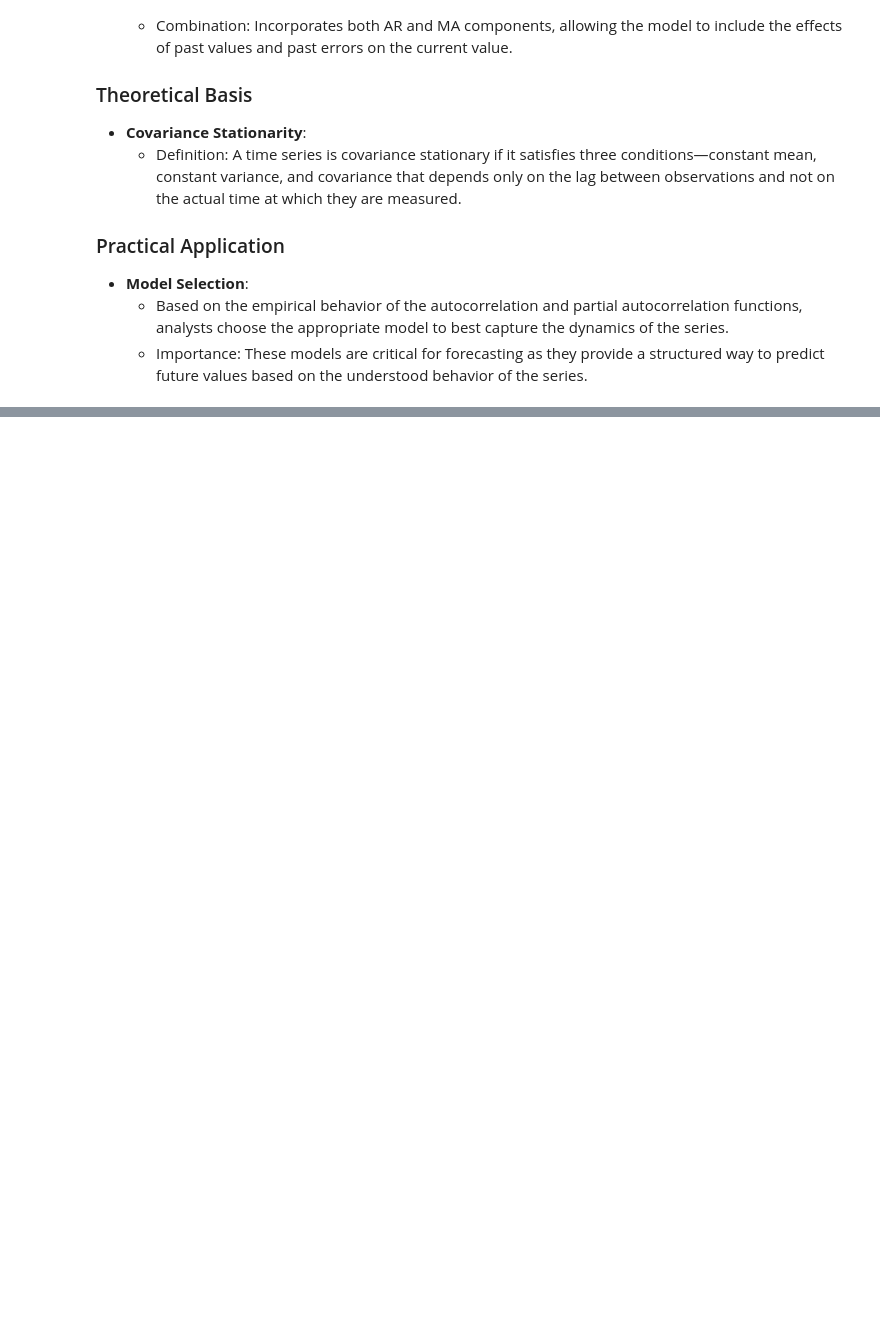
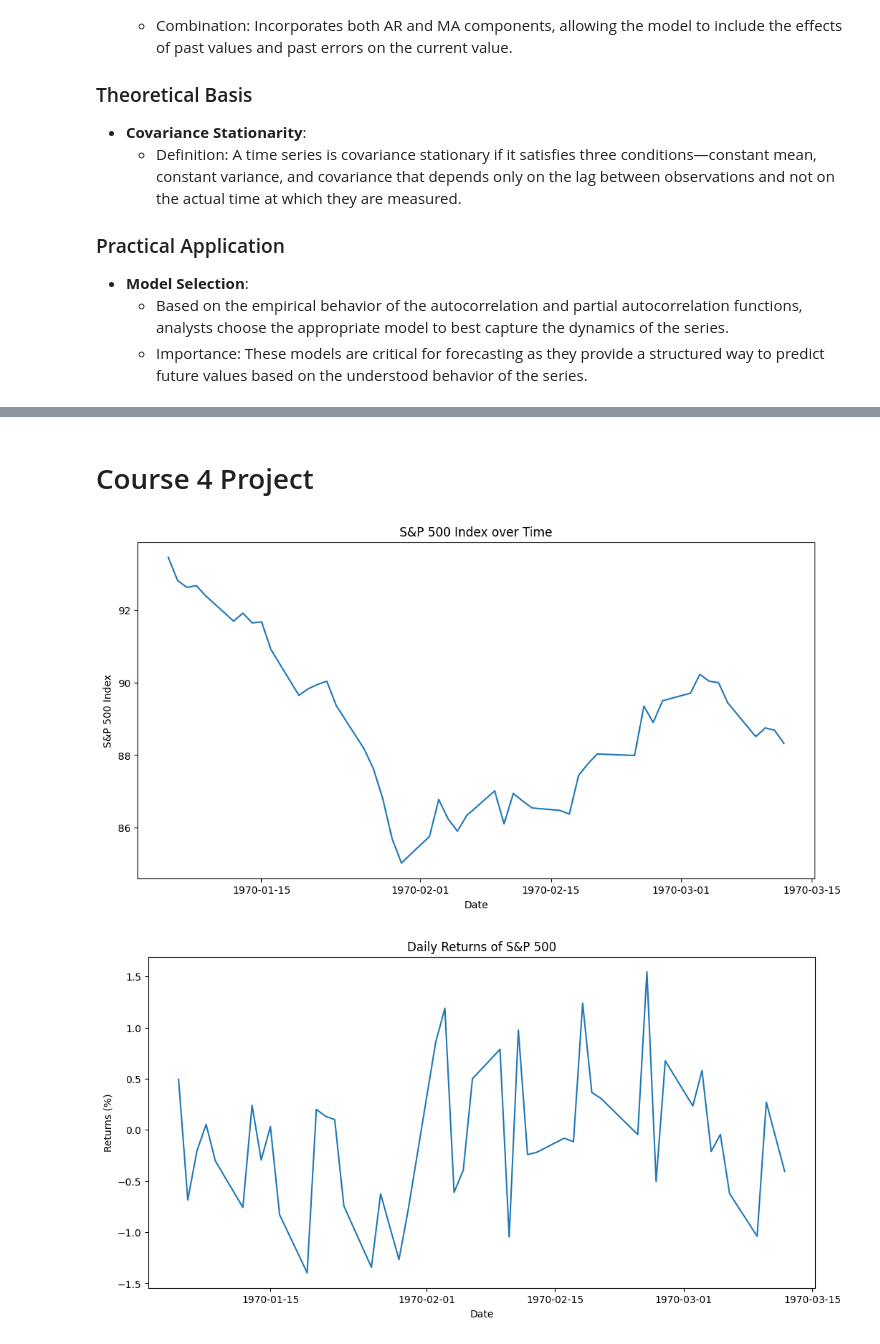
Before and after one commit to MTZun10/Course-Econometrics-for-Economics-and-Finance-Professionals, a Jupyter notebook: course4.ipynb, the cells around one changed output, grey strips where cells are left out. Cells and saved outputs as stored; diff of their text form; code cells hidden in the pictures; blank space fills up the shorter version.

Commit message:
updated course 4

```diff
--- a/course4.ipynb
+++ b/course4.ipynb
@@ -400,0 +957,79 @@ ACF Plot for AR2_US:
+# %% [markdown]
+# Course 4 Project
+# %%
+import pandas as pd
+import matplotlib.pyplot as plt
+from arch import arch_model
+from statsmodels.stats.diagnostic import het_arch
+
+# Load data
+data = pd.read_excel('data/course4.xlsx')
+data['date'] = pd.to_datetime(data['date'])
+data.set_index('date', inplace=True)
+
+# Calculate returns and clean data
+data['returns'] = data['sp500'].pct_change() * 100
+data.dropna(inplace=True)  # Remove rows with NaN values
+
+# Ensure no infinite values are present
+data = data.replace([np.inf, -np.inf], np.nan).dropna()
+
+# Plot the S&P 500 Index
+plt.figure(figsize=(12, 6))
+plt.plot(data['sp500'])
+plt.title('S&P 500 Index over Time')
+plt.xlabel('Date')
+plt.ylabel('S&P 500 Index')
+plt.show()
+
+# Plot returns
+plt.figure(figsize=(12, 6))
+plt.plot(data['returns'])
+plt.title('Daily Returns of S&P 500')
+plt.xlabel('Date')
+plt.ylabel('Returns (%)')
+plt.show()
+
+# Test for ARCH effects
+test_stat, p_value, _, _ = het_arch(data['returns'])
+print(f"Engle's ARCH Test: test statistic = {test_stat}, p-value = {p_value}")
+
+# Fit ARCH and GARCH models
+arch1 = arch_model(data['returns'], vol='Arch', p=1, q=0)
+res_arch1 = arch1.fit(disp='off')
+print("ARCH(1) Model Summary:")
+print(res_arch1.summary())
+
+arch2 = arch_model(data['returns'], vol='Arch', p=2, q=0)
+res_arch2 = arch2.fit(disp='off')
+print("ARCH(2) Model Summary:")
+print(res_arch2.summary())
+
+garch11 = arch_model(data['returns'], vol='Garch', p=1, q=1)
+res_garch11 = garch11.fit(disp='off')
+print("GARCH(1,1) Model Summary:")
+print(res_garch11.summary())
+
+
+# Analysis of results to choose the best model
+print("\nModel Comparison:")
+print(f"ARCH(1) AIC: {res_arch1.aic}, BIC: {res_arch1.bic}")
+print(f"ARCH(2) AIC: {res_arch2.aic}, BIC: {res_arch2.bic}")
+print(f"GARCH(1,1) AIC: {res_garch11.aic}, BIC: {res_garch11.bic}")
+
+best_model = min([(res_arch1.aic, "ARCH(1)"), (res_arch2.aic, "ARCH(2)"), (res_garch11.aic, "GARCH(1,1)")], key=lambda x: x[0])
+print(f"Based on AIC, the best model is {best_model[1]}.")
+
+# Conclusion based on p-value and model fitness
+if p_value < 0.05:
+    print("There is evidence of volatility clustering.")
+else:
+    print("There is no significant evidence of volatility clustering.")
+
+# Generate report details
+print("\nConclusion:")
+print("This analysis suggests volatility clustering in the S&P 500 returns, as indicated by significant ARCH effects.")
+print("The GARCH(1,1) model generally provides a more comprehensive fit, accommodating the persistence in volatility observed in the financial data.")
+# %% [output]
+[figure, added]
+[figure, added]
```
Also changed, not shown: parts of 14 cells of this notebook, 3 other files.
